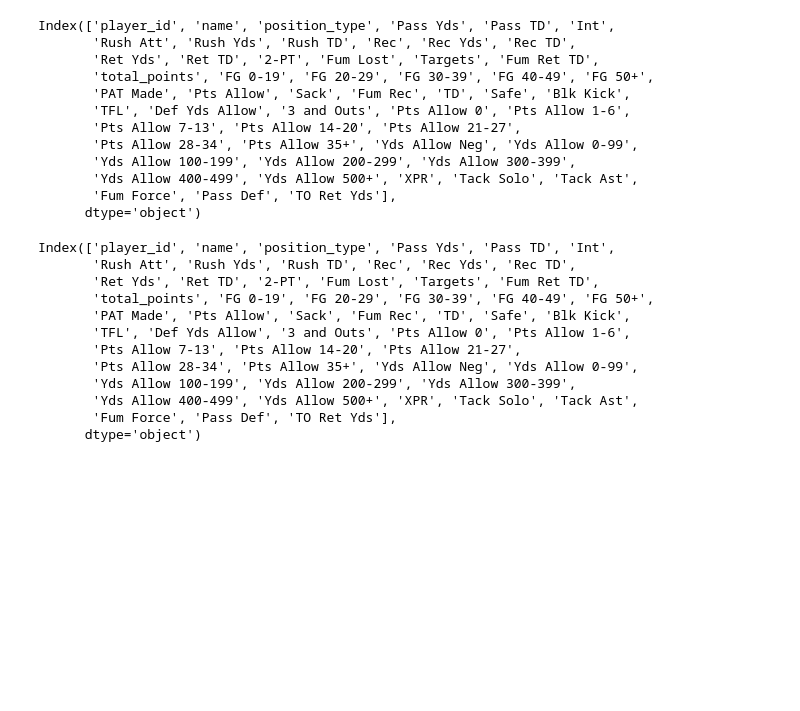
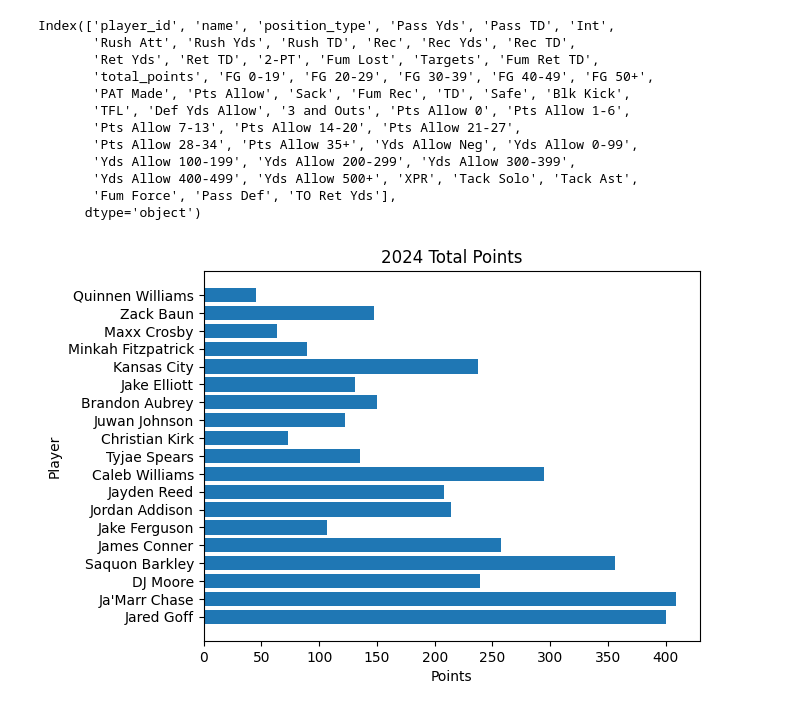
Before and after one commit to AidanNowa/Fantasy_Football, a Jupyter notebook: testing_fantasy.ipynb, the cells around one changed output. Cells and saved outputs as stored; diff of their text form; code cells hidden in the pictures; blank space fills up the shorter version.

Commit message:
we graphing

```diff
--- a/testing_fantasy.ipynb
+++ b/testing_fantasy.ipynb
@@ -109,31 +108,3 @@ Index(['player_id', 'name', 'position_type', 'Pass Yds', 'Pass TD', 'Int',
        'Yds Allow 400-499', 'Yds Allow 500+', 'XPR', 'Tack Solo', 'Tack Ast',
        'Fum Force', 'Pass Def', 'TO Ret Yds'],
       dtype='object')
-# %%
-"""def calc_points(df):
-    for index, row in df.iterrows():
-        points = 0
-        #if row['position_type'] == 'O':
-        points = (row['Pass Yds'] * (1/25)) + (row['Pass TD'] * (6)) + (row['Int'] * (-2)) + (row['Rush Yds'] * (1/10)) + (row['Rush TD'] * (6))
-        + (row['Rec'] * (1)) + (row['Rec Yds'] * (1/10)) + (row['Rec TD'] * (6)) + (row['Ret Yds'] * (1/10)) + (row['Ret TD'] * (6))
-        + (row['2-PT'] * (2)) + (row['Fum Lost'] * (-2)) + (row['Fum Ret TD'] * (6))
-        if row['name'] == 'Ja\'Marr Chase':
-            print((row['Pass Yds'] * (1/25)))
-            print((row['Pass TD'] * (6)))
-            print((row['Int'] * (-2)))
-            print((row['Rush Yds'] * (1/10)))
-            print((row['Rush TD'] * (6)))
-            print((row['Rec'] * (1)))
-            print((row['Rec Yds'] * (1/10)))
-            print((row['Rec TD'] * (6)))
-            print((row['Ret Yds'] * (1/10)))
-            print((row['Ret TD'] * (6)))
-            print((row['2-PT'] * (2)))
-            print((row['Fum Lost'] * (-2)))
-            print((row['Fum Ret TD'] * (6)))
-            print(f"Total Points: {points}")
-
-
-            #print(f"Player: {row['name']} had {points} points in 2024")
-        print(points)
-        df.at[index, 'Points'] = points"""
@@ -196,18 +125,3 @@ Index(['player_id', 'name', 'position_type', 'Pass Yds', 'Pass TD', 'Int',
        'Yds Allow 400-499', 'Yds Allow 500+', 'XPR', 'Tack Solo', 'Tack Ast',
        'Fum Force', 'Pass Def', 'TO Ret Yds'],
       dtype='object')
-# %%
-print(df.columns)
-# %% [output]
-Index(['player_id', 'name', 'position_type', 'Pass Yds', 'Pass TD', 'Int',
-       'Rush Att', 'Rush Yds', 'Rush TD', 'Rec', 'Rec Yds', 'Rec TD',
-       'Ret Yds', 'Ret TD', '2-PT', 'Fum Lost', 'Targets', 'Fum Ret TD',
-       'total_points', 'FG 0-19', 'FG 20-29', 'FG 30-39', 'FG 40-49', 'FG 50+',
-       'PAT Made', 'Pts Allow', 'Sack', 'Fum Rec', 'TD', 'Safe', 'Blk Kick',
-       'TFL', 'Def Yds Allow', '3 and Outs', 'Pts Allow 0', 'Pts Allow 1-6',
-       'Pts Allow 7-13', 'Pts Allow 14-20', 'Pts Allow 21-27',
-       'Pts Allow 28-34', 'Pts Allow 35+', 'Yds Allow Neg', 'Yds Allow 0-99',
-       'Yds Allow 100-199', 'Yds Allow 200-299', 'Yds Allow 300-399',
-       'Yds Allow 400-499', 'Yds Allow 500+', 'XPR', 'Tack Solo', 'Tack Ast',
-       'Fum Force', 'Pass Def', 'TO Ret Yds'],
-      dtype='object')
@@ -213,0 +135,11 @@ Index(['player_id', 'name', 'position_type', 'Pass Yds', 'Pass TD', 'Int',
+# %%
+df['total_points'] = pd.to_numeric(df['total_points'])
+# %%
+
+plt.barh(df['name'], df['total_points'])
+plt.title('2024 Total Points')
+plt.xlabel('Points')
+plt.ylabel('Player')
+plt.show()
+# %% [output]
+[figure, added]
```
Also changed, not shown: parts of 5 cells of this notebook, 2 other files.
